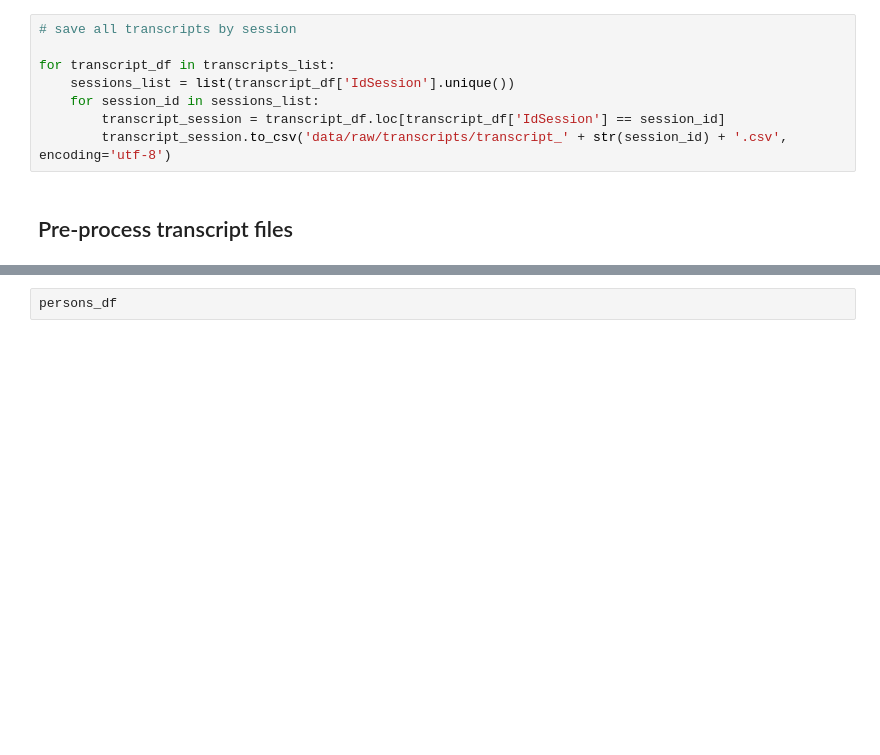
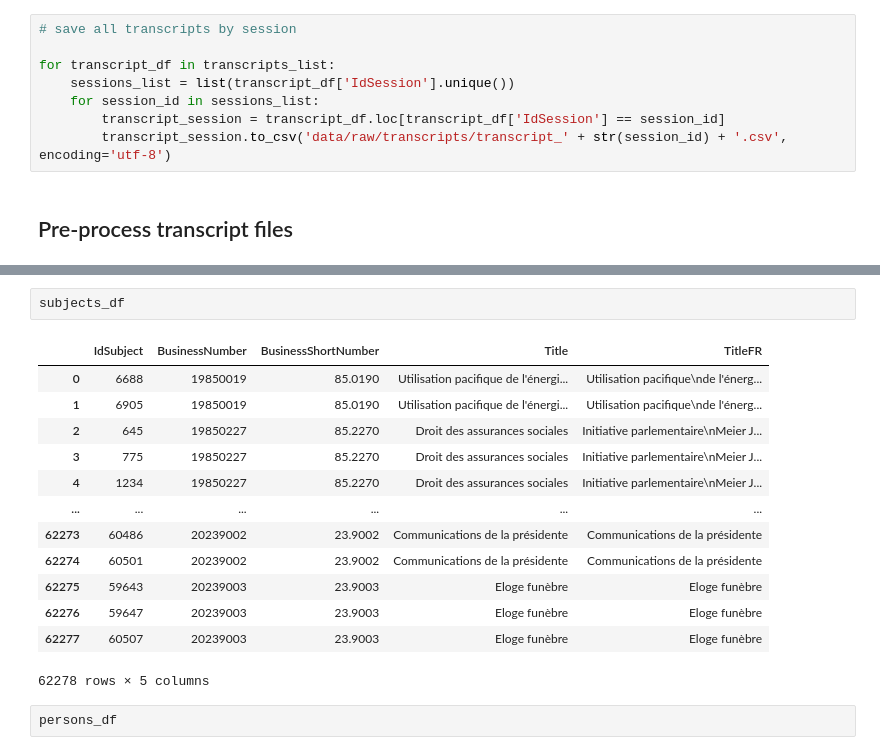
Before and after one commit to cgcrts/ef23_discours, a Jupyter notebook: data_processing.ipynb, the cells around one changed output, grey strips where cells are left out. Saved outputs shown, nothing was run; the diff lists cells and outputs as text; blank space fills up the shorter version.

```diff
--- a/data_processing.ipynb
+++ b/data_processing.ipynb
@@ -125,6 +125,22 @@ businesses_df
 | 56872 | 20237266 | 23.7266 | Heure des questions. Question | L'hydraulique comme réservoir d'é... | NaN | NaN | NaN | ... |
 | 56873 | 20240004 | 24.0040 | Objet du Parlement | Rapport annuel 2023 des CdG et de... | NaN | NaN | NaN | ... |
 56874 rows × 14 columns
+# %%
+subjects_df
+# %% [output]
+|  | IdSubject | BusinessNumber | BusinessShortNumber | Title | TitleFR |
+| 0 | 6688 | 19850019 | 85.0190 | Utilisation pacifique de l'énergi... | Utilisation pacifique\nde l'énerg... |
+| 1 | 6905 | 19850019 | 85.0190 | Utilisation pacifique de l'énergi... | Utilisation pacifique\nde l'énerg... |
+| 2 | 645 | 19850227 | 85.2270 | Droit des assurances sociales | Initiative parlementaire\nMeier J... |
+| 3 | 775 | 19850227 | 85.2270 | Droit des assurances sociales | Initiative parlementaire\nMeier J... |
+| 4 | 1234 | 19850227 | 85.2270 | Droit des assurances sociales | Initiative parlementaire\nMeier J... |
+| ... | ... | ... | ... | ... | ... |
+| 62273 | 60486 | 20239002 | 23.9002 | Communications de la présidente | Communications de la présidente |
+| 62274 | 60501 | 20239002 | 23.9002 | Communications de la présidente | Communications de la présidente |
+| 62275 | 59643 | 20239003 | 23.9003 | Eloge funèbre | Eloge funèbre |
+| 62276 | 59647 | 20239003 | 23.9003 | Eloge funèbre | Eloge funèbre |
+| 62277 | 60507 | 20239003 | 23.9003 | Eloge funèbre | Eloge funèbre |
+62278 rows × 5 columns
 # %%
 persons_df
 # %% [output]
```
Also changed, not shown: parts of 9 cells of this notebook.
